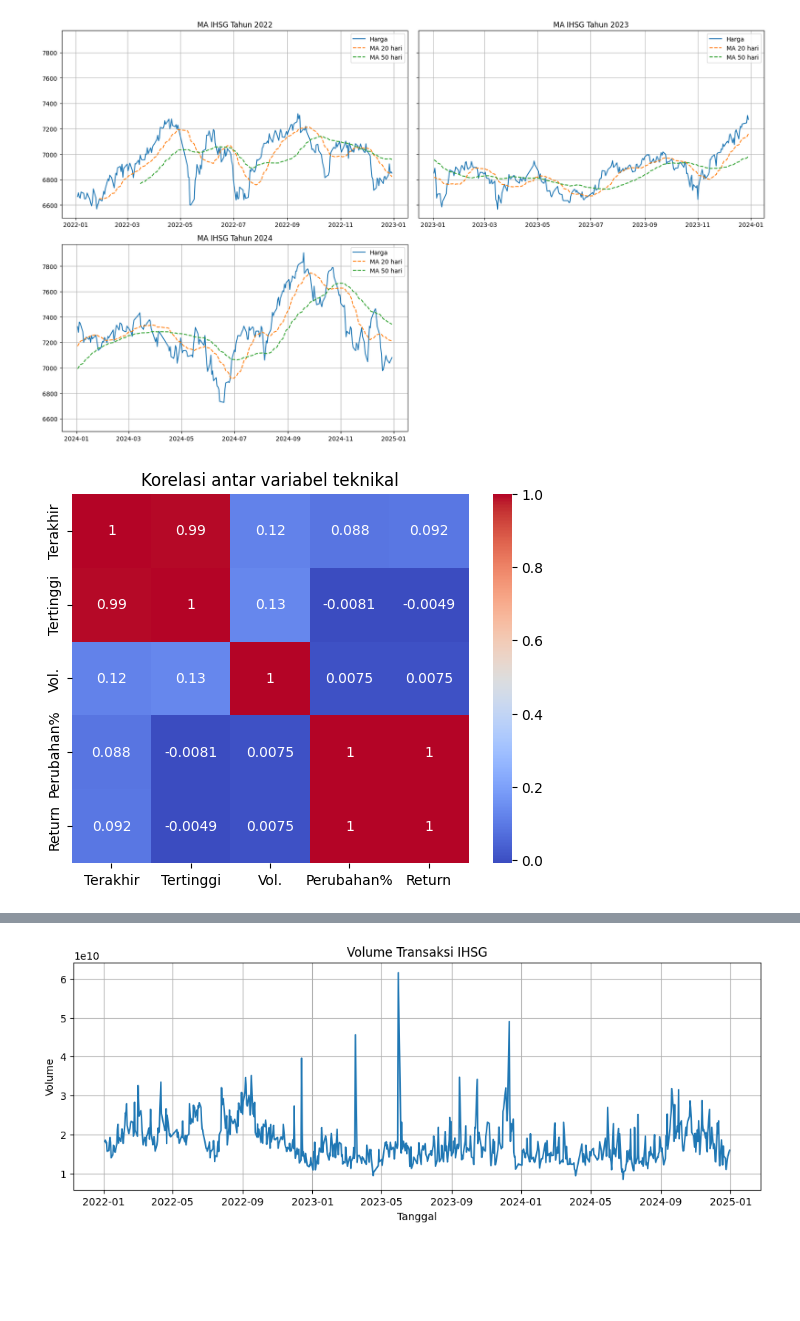
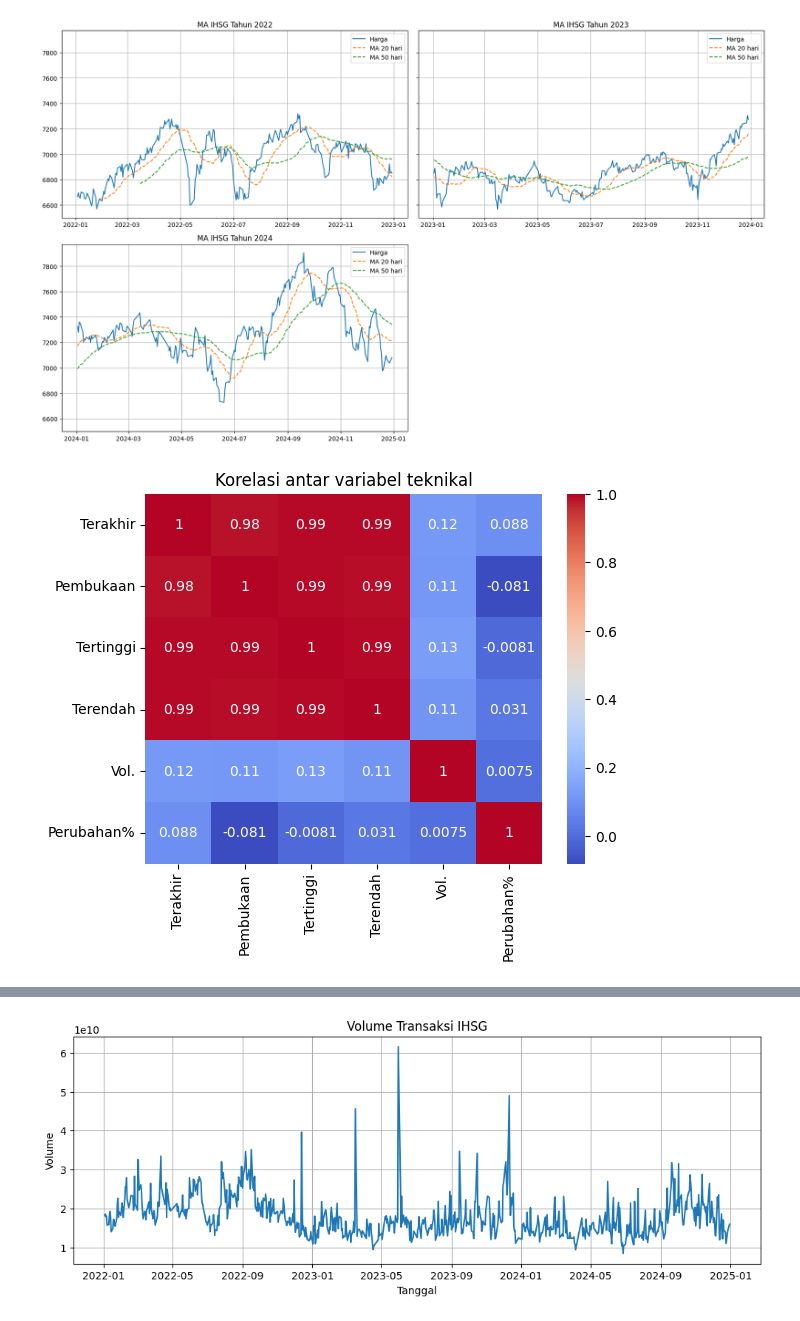
Before and after one commit to MeisaKamiliaa/Code_Skripsi, a Jupyter notebook: after_revisi/EDA_data_saham.ipynb, the cells around one changed output, grey strips where cells are left out. Cells and saved outputs as stored; diff of their text form; code cells hidden in the pictures; blank space fills up the shorter version.

```diff
--- a/after_revisi/EDA_data_saham.ipynb
+++ b/after_revisi/EDA_data_saham.ipynb
@@ -302,8 +300,8 @@ import matplotlib.pyplot as plt
 import pandas as pd
 
 # Pastikan datetime
-data['tanggal'] = pd.to_datetime(data['tanggal'], errors='coerce')
-data['Tahun'] = data['tanggal'].dt.year
+data['Tanggal'] = pd.to_datetime(data['Tanggal'], errors='coerce')
+data['Tahun'] = data['Tanggal'].dt.year
 
 # Hitung return
 data['Return'] = data['Terakhir'].pct_change() * 100
@@ -316,7 +314,7 @@ axs = axs.flatten()
 
 for i, tahun in enumerate(tahun_unik):
     d = data[data['Tahun'] == tahun]
-    axs[i].plot(d['tanggal'], d['Return'])
+    axs[i].plot(d['Tanggal'], d['Return'])
     axs[i].set_title(f'Volatilitas Return Harian {tahun}')
     axs[i].grid()
 
@@ -327,26 +325,3 @@ plt.tight_layout()
 plt.show()
 # %% [output]
 [figure]
-# %%
-# trend harga per-tahun
-
-data['Return'] = data['Terakhir'].pct_change() * 100
-n = len(ye)
-ncols = 2
-nrows = (n + 1) // ncols
-fig, axs = plt.subplots(nrows, ncols, figsize=(17, 10), sharey=True)
-axs = axs.flatten()
-
-for i, tahun in enumerate(tahun_unik):
-    data_tahun = data[data['Tahun'] == tahun]
-    axs[i].plot(data_tahun['Tanggal'], data_tahun['Return'], label=f'Return {tahun}')
-    axs[i].set_title(f'Volatilitas Return Harian {tahun}')
-    axs[i].grid()
-    axs[i].legend()
-
-# Sembunyikan subplot kosong jika ada
-for j in range(i + 1, len(axs)):
-    axs[j].set_visible(False)
-
-plt.tight_layout()
-plt.show()
@@ -407,12 +372,14 @@ plt.show()
 [figure]
 # %%
 # sns.heatmap(data[['Terakhir','Pembukaan','Tertinggi','Terendah','Vol.','Perubahan%','Return']].corr(), annot=True, cmap='coolwarm')
-sns.heatmap(data[['Terakhir','Tertinggi','Vol.','Perubahan%','Return']].corr(), annot=True, cmap='coolwarm')
+import seaborn as sns
+import matplotlib.pyplot as plt
+sns.heatmap(data[['Terakhir','Pembukaan','Tertinggi','Terendah', 'Vol.','Perubahan%']].corr(), annot=True, cmap='coolwarm')
 plt.title('Korelasi antar variabel teknikal')
 plt.show()
 
 # memahami hubungan antar fitur. Menentukan fitur mana yang paling relevan terhadap return
 # %% [output]
-[figure, old version]
+[figure, new version]
 # %%
 # Distribusi Return Harian
```
Also changed, not shown: parts of 7 cells of this notebook.
